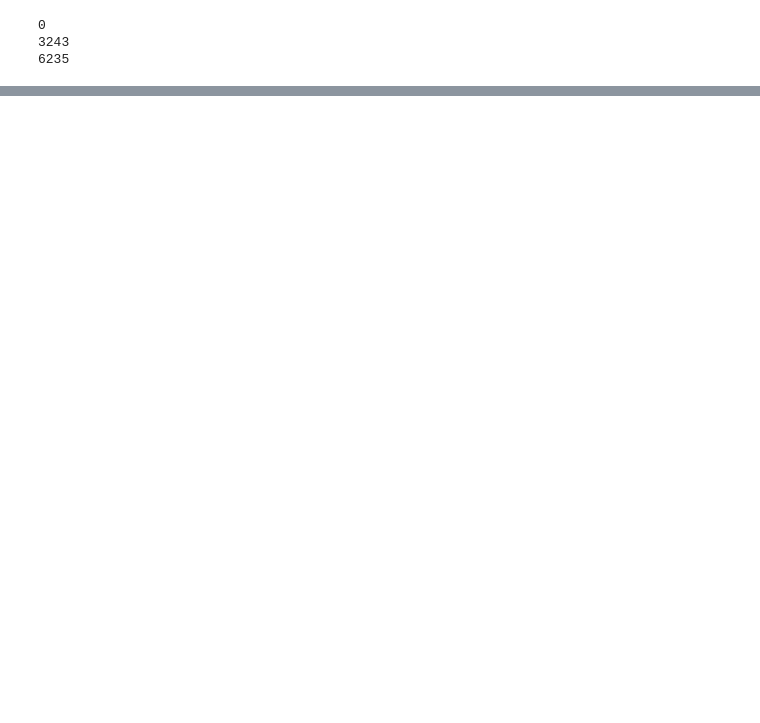
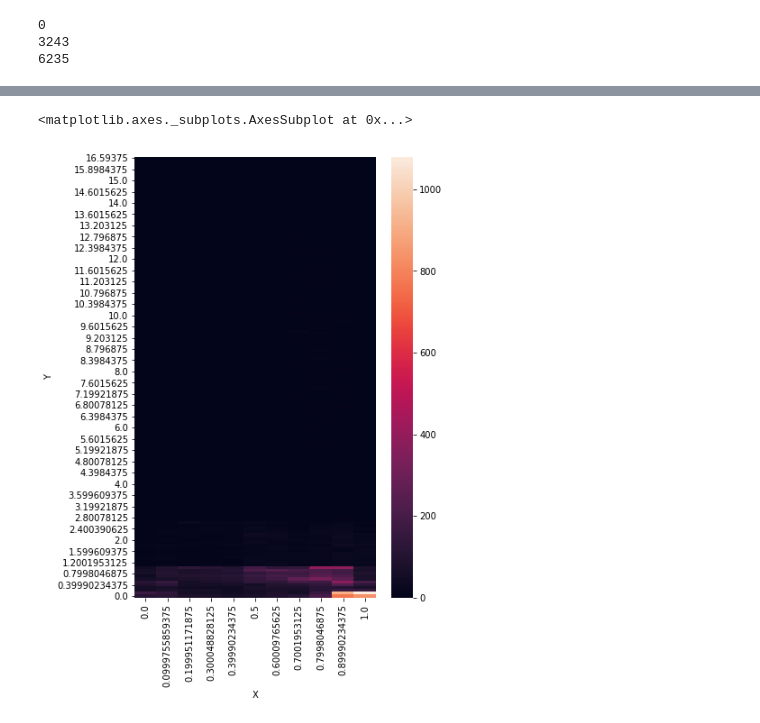
Before and after one commit to sberoch/Datos, a Jupyter notebook: tp1.ipynb, the cells around one changed output, grey strips where cells are left out. Saved outputs shown, nothing was run; the diff lists cells and outputs as text; code cells hidden in the pictures; blank space fills up the shorter version.

Commit message:
subo heatmap de touchX y touchY en clicks.csv

```diff
--- a/tp1.ipynb
+++ b/tp1.ipynb
@@ -119,0 +144,16 @@ memory usage: 1.9+ MB
+# %%
+#me quedo solo con lo que me interesa y quito Nans mas adelante
+filtered = clicks.filter(items=['X', 'Y'])
+# %%
+filtered = filtered.dropna()
+# %%
+#agrego una columna que contara apariciones
+filtered['values'] = 1
+# %%
+#pivoteo cosmico
+nuevo = filtered.pivot_table(index='X', columns='Y',values='values' ,fill_value=0, aggfunc=np.sum).T
+
+#cambio el eje Y de descendente a ascendente, asi puedo graficar el 0,0 abajo a la izq
+nuevo = nuevo.iloc[::-1]
+
+nuevo.head()
@@ -119,0 +168,8 @@ memory usage: 1.9+ MB
+# %%
+#resize del heatmap
+plt.figure(figsize=(6, 9))
+
+sns.heatmap(nuevo)
+# %% [output]
+<matplotlib.axes._subplots.AxesSubplot at 0x...>
+[figure, added]
```
Also changed, not shown: parts of 15 cells of this notebook.
